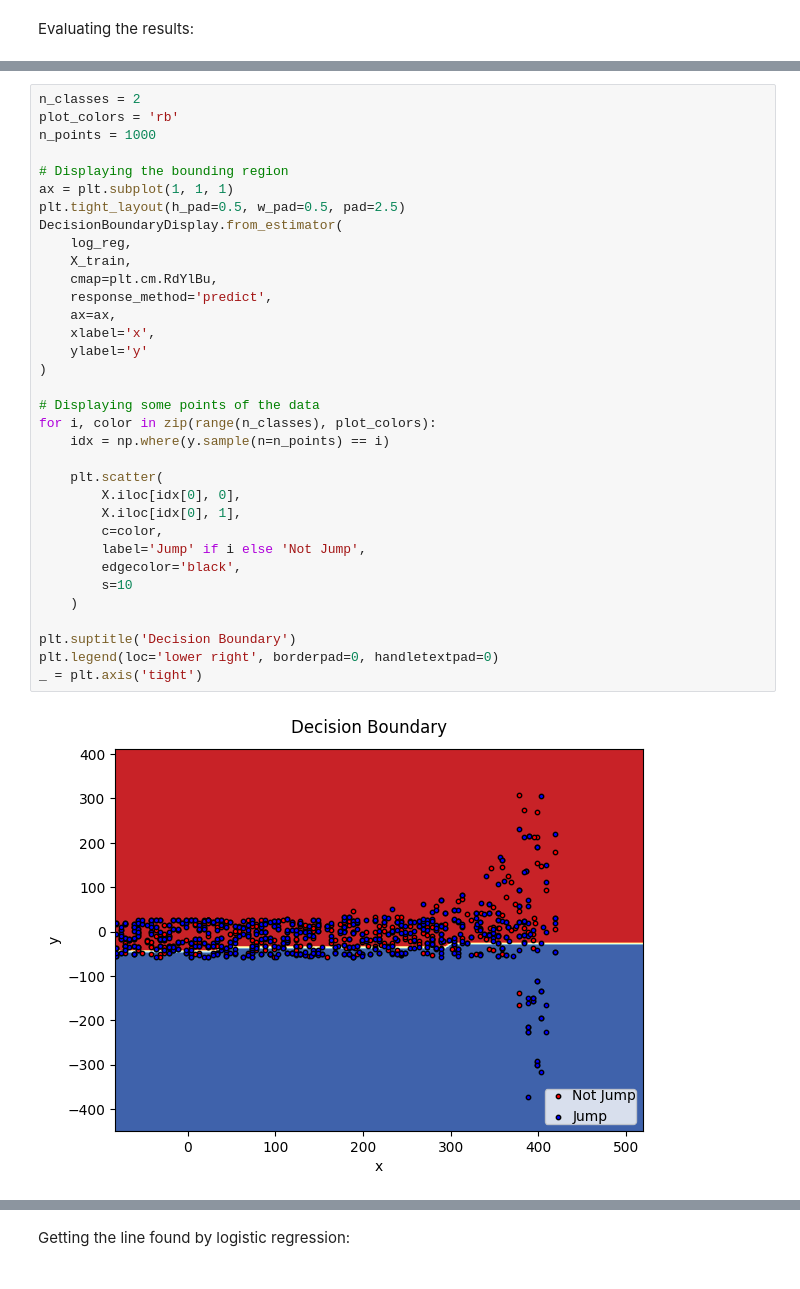
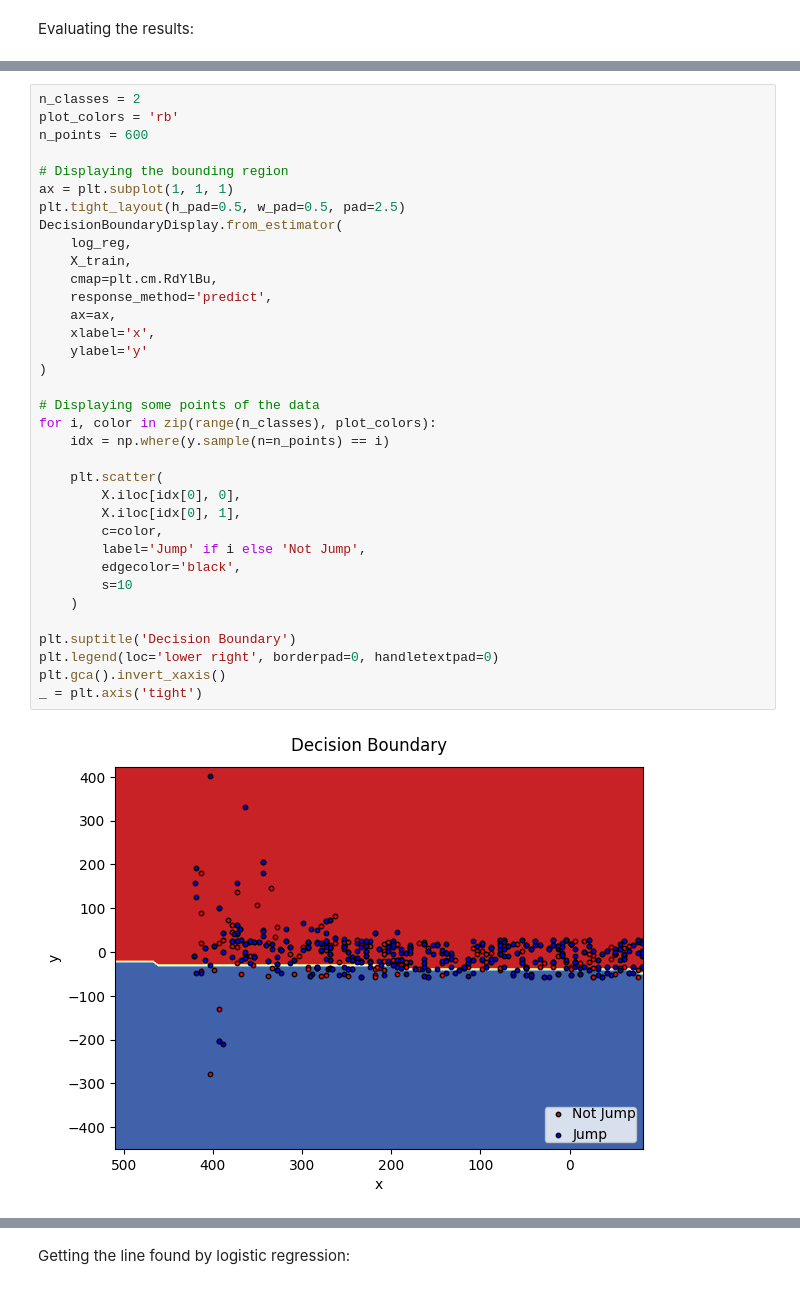
Before and after one commit to filipemedeiross/solving_flappy_bird, a Jupyter notebook: notebooks/intelligent_agent.ipynb, the cells around one changed output, grey strips where cells are left out. Saved outputs shown, nothing was run; the diff lists cells and outputs as text.

```diff
--- a/notebooks/intelligent_agent.ipynb
+++ b/notebooks/intelligent_agent.ipynb
@@ -147,37 +162,38 @@ weighted avg       0.88      0.87      0.87     23314
 # %%
 n_classes = 2
 plot_colors = 'rb'
-n_points = 1000
+n_points = 600
 
 # Displaying the bounding region
 ax = plt.subplot(1, 1, 1)
 plt.tight_layout(h_pad=0.5, w_pad=0.5, pad=2.5)
 DecisionBoundaryDisplay.from_estimator(
     log_reg,
     X_train,
     cmap=plt.cm.RdYlBu,
     response_method='predict',
     ax=ax,
     xlabel='x',
     ylabel='y'
 )
 
 # Displaying some points of the data
 for i, color in zip(range(n_classes), plot_colors):
     idx = np.where(y.sample(n=n_points) == i)
 
     plt.scatter(
         X.iloc[idx[0], 0],
         X.iloc[idx[0], 1],
         c=color,
         label='Jump' if i else 'Not Jump',
         edgecolor='black',
         s=10
     )
 
 plt.suptitle('Decision Boundary')
 plt.legend(loc='lower right', borderpad=0, handletextpad=0)
+plt.gca().invert_xaxis()
 _ = plt.axis('tight')
 # %% [output]
-[figure, old version]
+[figure, new version]
 # %% [markdown]
```
Also changed, not shown: parts of 37 cells of this notebook.
